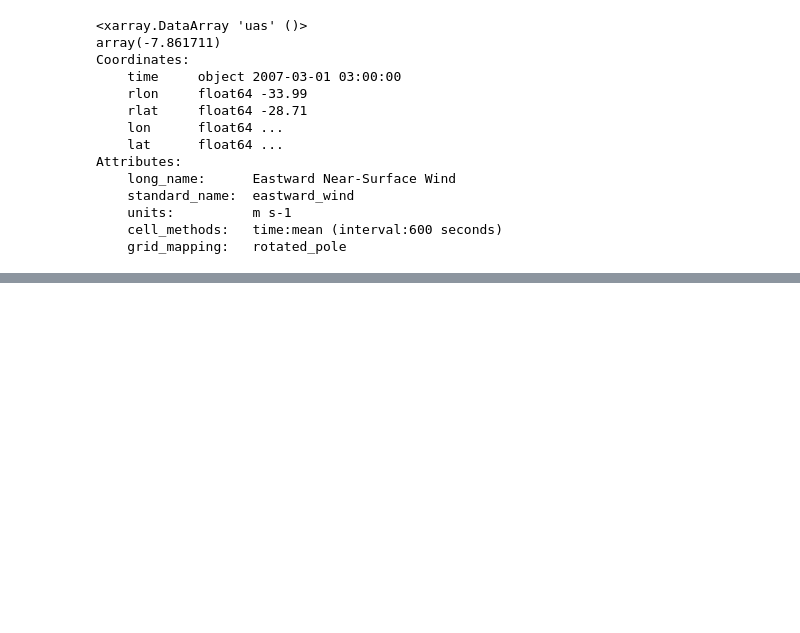
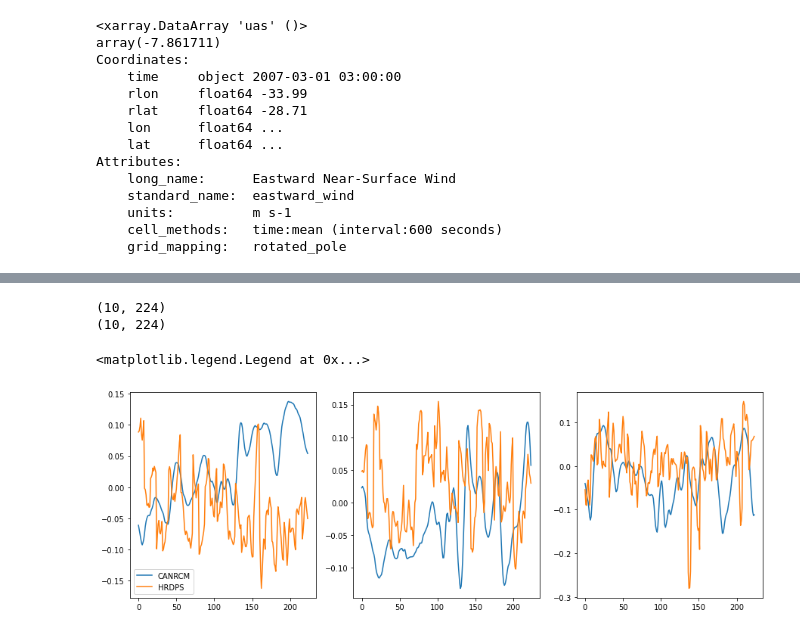
Before and after one commit to UBC-MOAD/analysis-armaan, a Jupyter notebook: notebooks/windPCA2.ipynb, the cells around one changed output, grey strips where cells are left out. Saved outputs shown, nothing was run; the diff lists cells and outputs as text; code cells hidden in the pictures; blank space fills up the shorter version.

```diff
--- a/notebooks/windPCA2.ipynb
+++ b/notebooks/windPCA2.ipynb
@@ -130,0 +131,22 @@ ax[2, 2].plot(eigvecs[2])
+# %%
+df = pd.read_csv('/Users/arand/3h_eigvecs.csv', header = None)
+arr = np.array(df)
+print(eigvecs.shape)
+print(arr.shape)
+# %% [output]
+(10, 224)
+(10, 224)
+# %%
+fig, ax = plt.subplots(1, 3, figsize=(15, 5))
+
+ax[0].plot(eigvecs[0], label = "CANRCM")
+ax[1].plot(eigvecs[1], label = "CANRCM")
+ax[2].plot(eigvecs[2], label = "CANRCM")
+
+ax[0].plot(arr[0], label = "HRDPS")
+ax[1].plot(arr[1], label = "HRDPS")
+ax[2].plot(arr[2], label = "HRDPS")
+ax[0].legend()
+# %% [output]
+<matplotlib.legend.Legend at 0x...>
+[figure, added]
```
Also changed, not shown: parts of 18 cells of this notebook.
